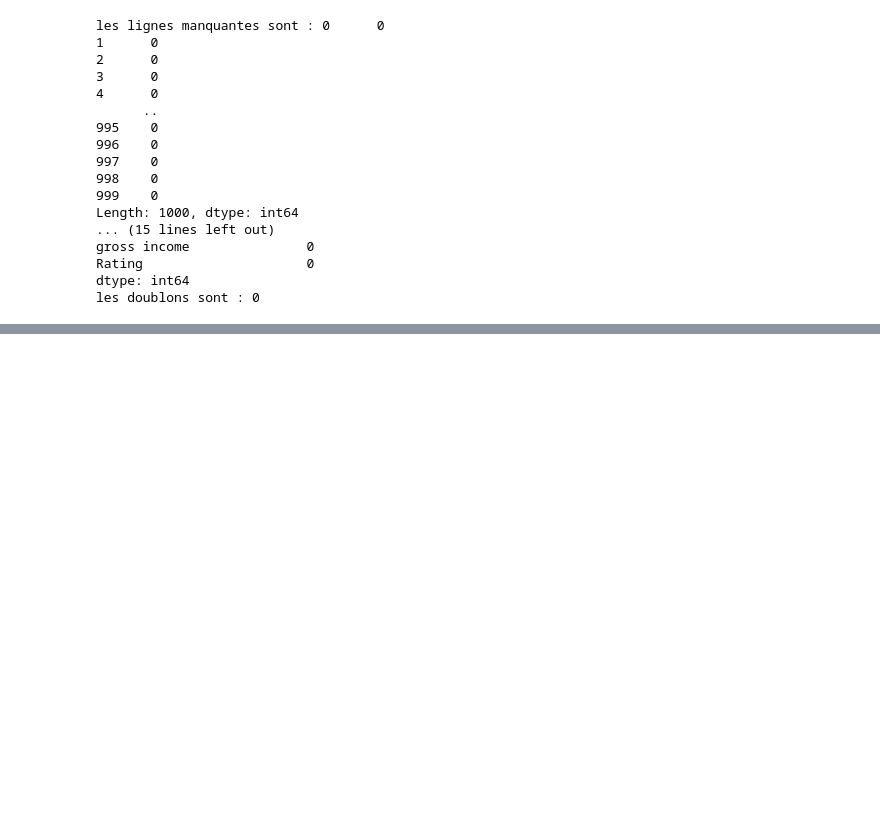
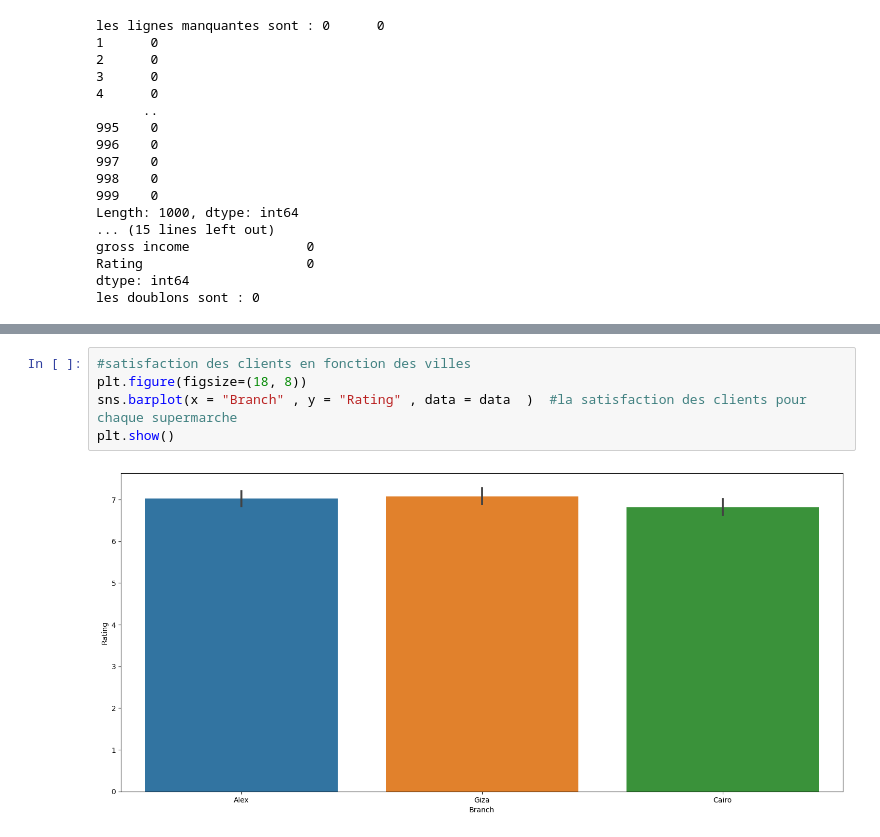
Before and after one commit to Abdourahmane2/Analyse-et-Prediction-des-Ventes-pour-un-Supermarche, a Jupyter notebook: Analyse_Ventes_Supermarche.ipynb, the cells around one changed output, grey strips where cells are left out. Drawn from its saved outputs; the diff is of its cells as text; blank space fills up the shorter version.

```diff
--- a/Analyse_Ventes_Supermarche.ipynb
+++ b/Analyse_Ventes_Supermarche.ipynb
@@ -93,0 +132,7 @@ Sales est egal a la multiplication de unit price et quantity + tax 5% pour toute
+# %%
+#satisfaction des clients en fonction des villes
+plt.figure(figsize=(18, 8))
+sns.barplot(x = "Branch" , y = "Rating" , data = data  )  #la satisfaction des clients pour chaque supermarche
+plt.show()
+# %% [output]
+[figure, added]
```
Also changed, not shown: parts of 9 cells of this notebook, 1 other file.
